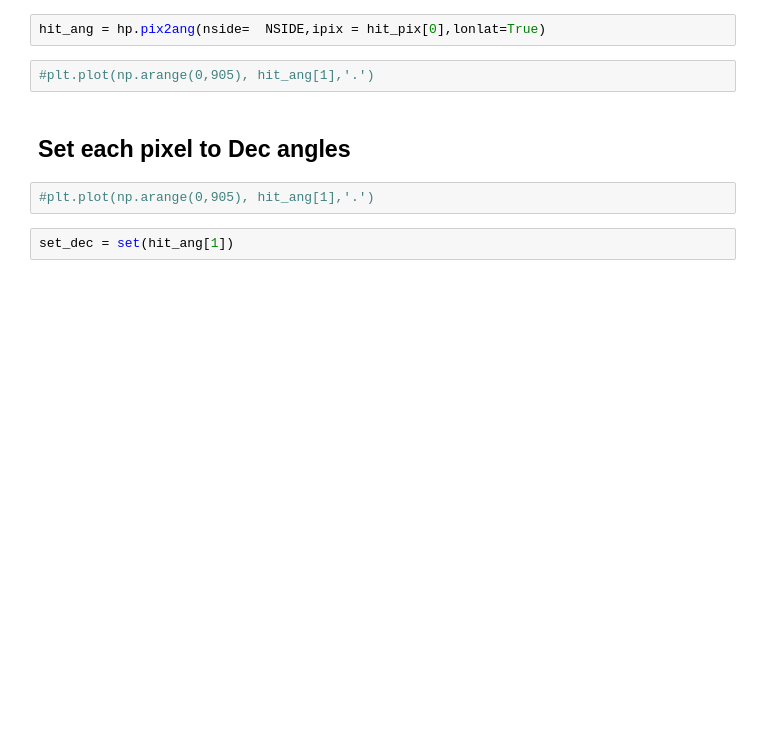
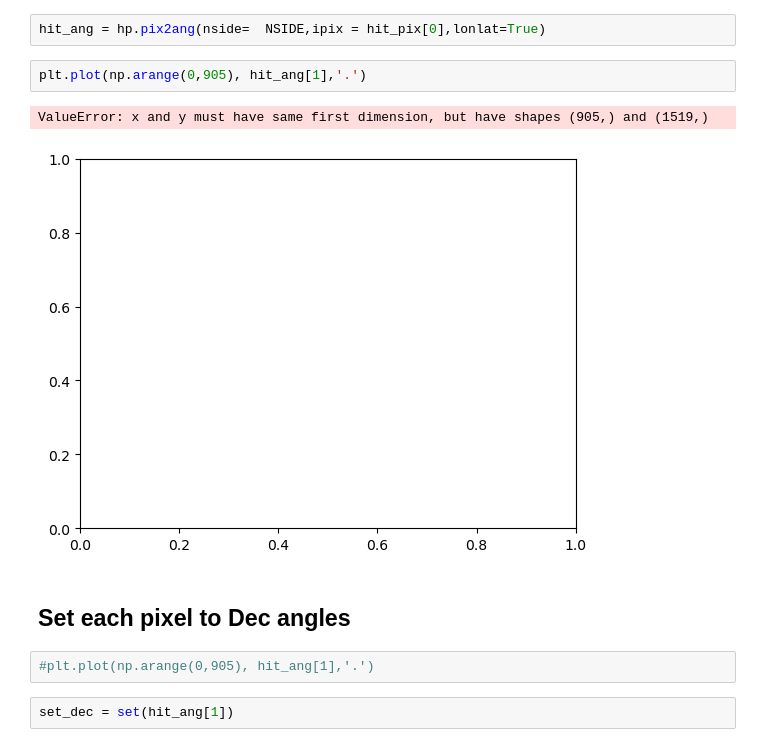
Before and after one commit to julientang/M2-internship, a Jupyter notebook: notebook/custom_destriping_1.ipynb, the cells around one changed output. Drawn from its saved outputs; the diff is of its cells as text; blank space fills up the shorter version.

```diff
--- a/notebook/custom_destriping_1.ipynb
+++ b/notebook/custom_destriping_1.ipynb
@@ -509,7 +619,10 @@ hit_pix[0].shape
 # %%
 hit_ang = hp.pix2ang(nside=  NSIDE,ipix = hit_pix[0],lonlat=True)
 # %%
-#plt.plot(np.arange(0,905), hit_ang[1],'.')
+plt.plot(np.arange(0,905), hit_ang[1],'.')
+# %% [output]
+ValueError: x and y must have same first dimension, but have shapes (905,) and (1519,)
+[figure, added]
 # %% [markdown]
 ## Set each pixel to Dec angles
 # %%
```
Also changed, not shown: parts of 54 cells of this notebook, 1 other file.
